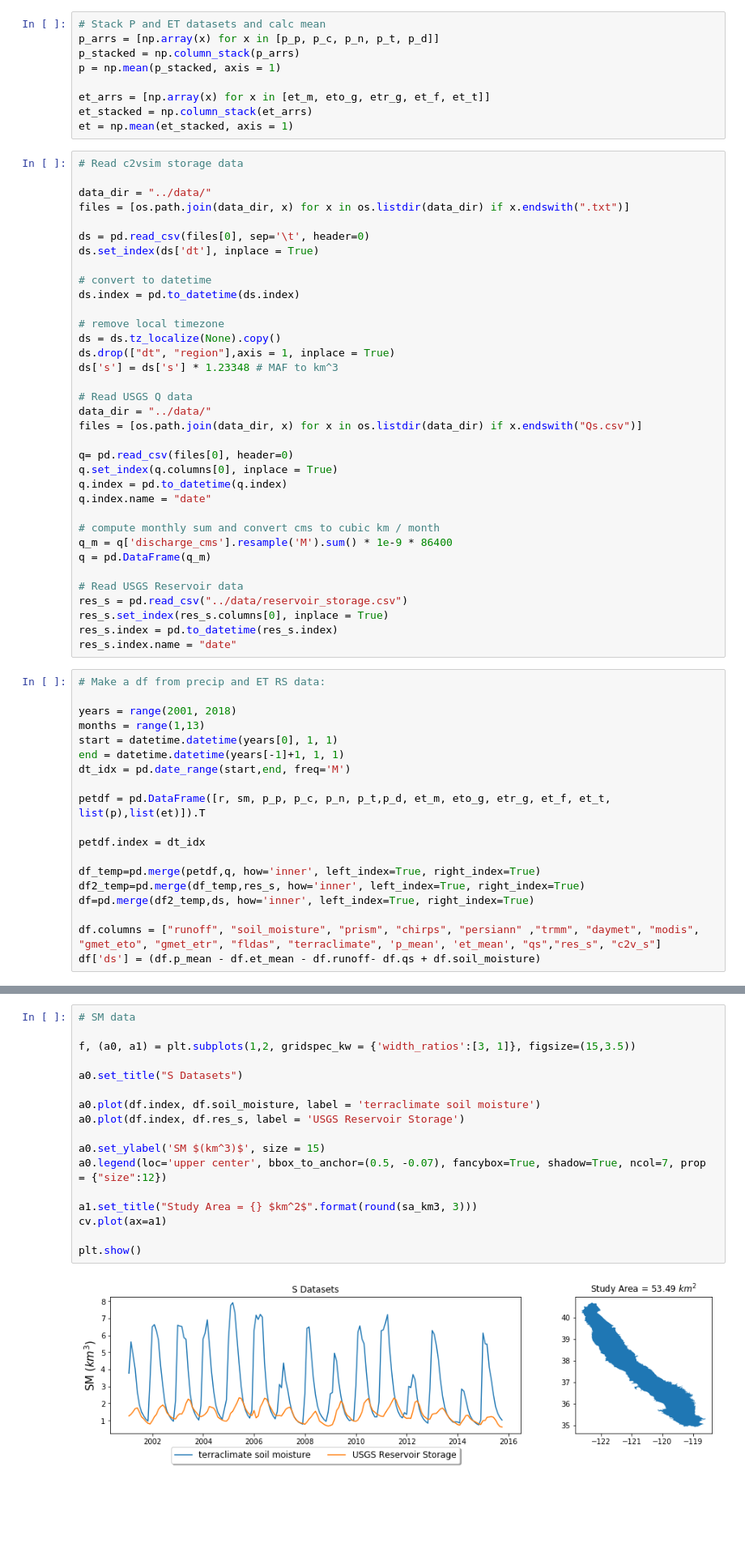
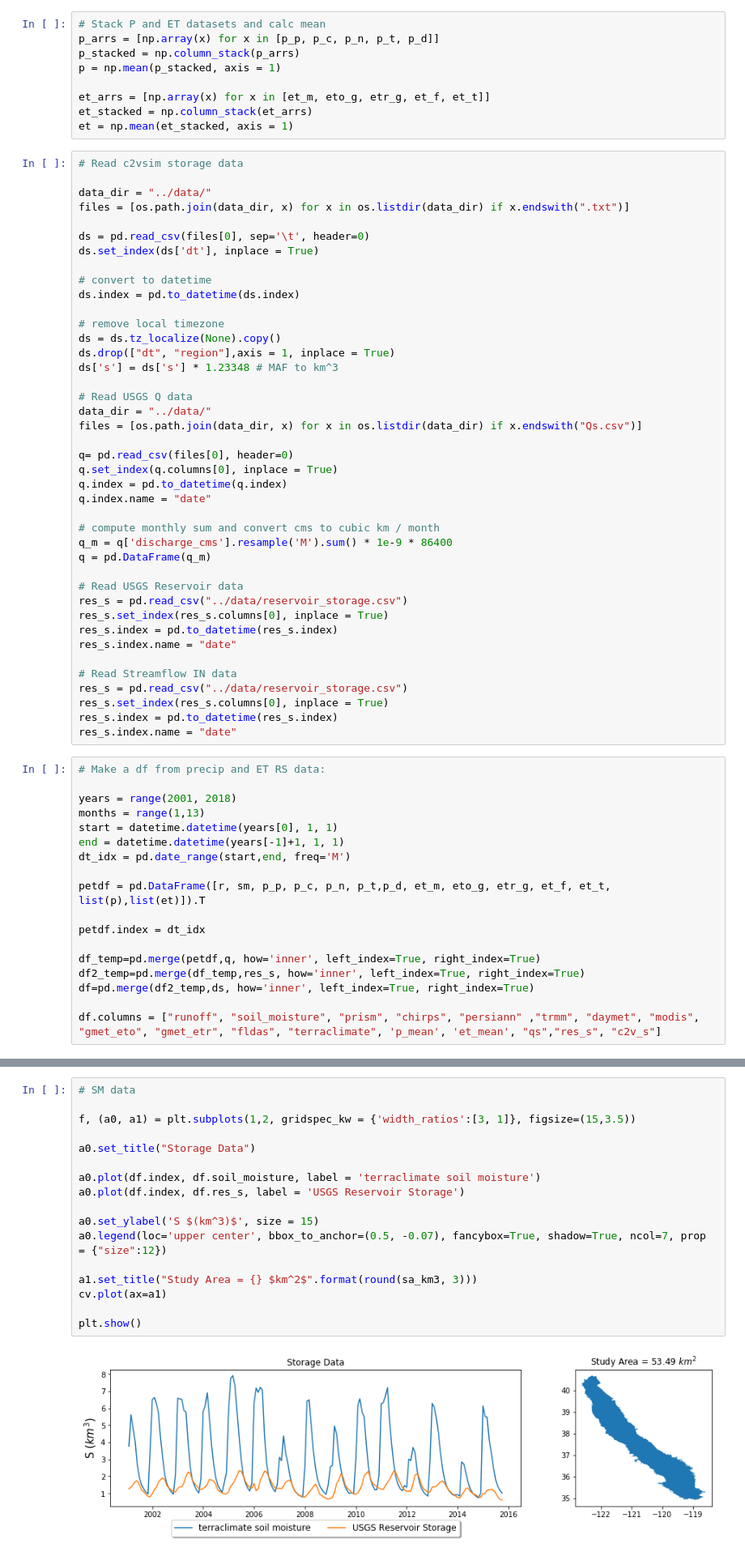
Before and after one commit to kashingtonDC/cvwbm, a Jupyter notebook: code/old/cvwb.ipynb, the cells around one changed output, grey strips where cells are left out. Shown at 81% size. Saved outputs shown, nothing was run; the diff lists cells and outputs as text; blank space fills up the shorter version.

```diff
--- a/code/cvwb.ipynb
+++ b/code/old/cvwb.ipynb
@@ -225,6 +210,12 @@ res_s = pd.read_csv("../data/reservoir_storage.csv")
 res_s.set_index(res_s.columns[0], inplace = True)
 res_s.index = pd.to_datetime(res_s.index)
 res_s.index.name = "date"
+
+# Read Streamflow IN data
+res_s = pd.read_csv("../data/reservoir_storage.csv")
+res_s.set_index(res_s.columns[0], inplace = True)
+res_s.index = pd.to_datetime(res_s.index)
+res_s.index.name = "date"
 # %%
 # Make a df from precip and ET RS data:
 
@@ -243,7 +234,6 @@ df2_temp=pd.merge(df_temp,res_s, how='inner', left_index=True, right_index=True)
 df=pd.merge(df2_temp,ds, how='inner', left_index=True, right_index=True)
 
 df.columns = ["runoff", "soil_moisture", "prism", "chirps", "persiann" ,"trmm", "daymet", "modis", "gmet_eto", "gmet_etr", "fldas", "terraclimate", 'p_mean', 'et_mean', "qs","res_s", "c2v_s"]
-df['ds'] = (df.p_mean - df.et_mean - df.runoff- df.qs + df.soil_moisture)
 # %%
 # Plot the ET Datasets
 
@@ -290,22 +280,22 @@ plt.show()
 # %%
 # SM data
 
 f, (a0, a1) = plt.subplots(1,2, gridspec_kw = {'width_ratios':[3, 1]}, figsize=(15,3.5))
 
-a0.set_title("S Datasets")
+a0.set_title("Storage Data")
 
 a0.plot(df.index, df.soil_moisture, label = 'terraclimate soil moisture')
 a0.plot(df.index, df.res_s, label = 'USGS Reservoir Storage')
 
-a0.set_ylabel('SM $(km^3)$', size = 15)
+a0.set_ylabel('S $(km^3)$', size = 15)
 a0.legend(loc='upper center', bbox_to_anchor=(0.5, -0.07), fancybox=True, shadow=True, ncol=7, prop = {"size":12})
 
 a1.set_title("Study Area = {} $km^2$".format(round(sa_km3, 3)))
 cv.plot(ax=a1)
 
 plt.show()
 # %% [output]
-[figure, old version]
+[figure, new version]
 # %%
 # Plot the means and ranges
 f, (a0, a1) = plt.subplots(1,2, gridspec_kw = {'width_ratios':[3, 1]}, figsize=(17,4))
```
Also changed, not shown: parts of 11 cells of this notebook.
